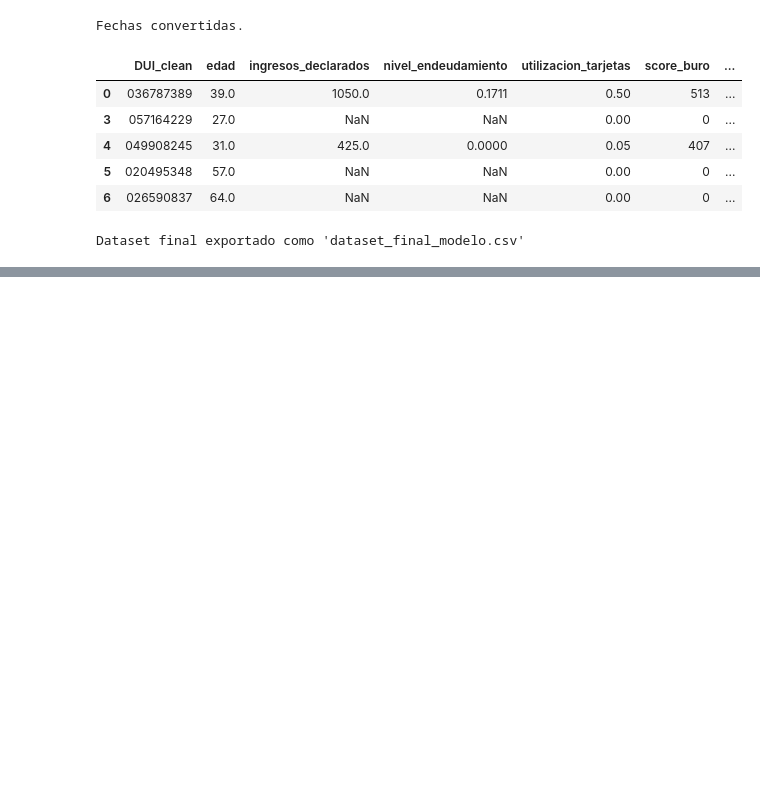
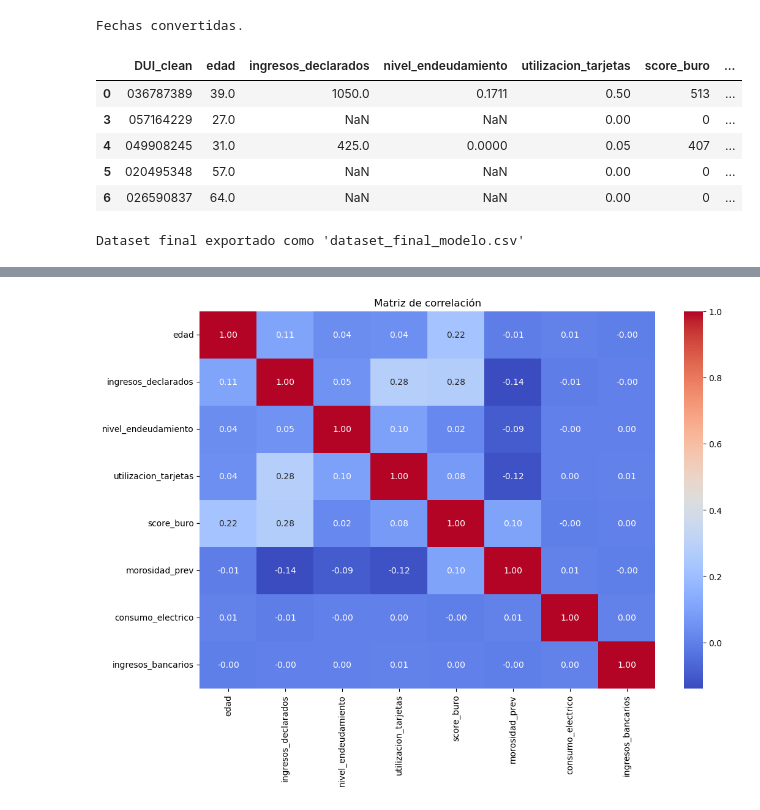
Before and after one commit to jessar98/tfmg10-credit_scoring, a Jupyter notebook: notebooks/experimentation/preprocesamiento_modelo.ipynb, the cells around one changed output, grey strips where cells are left out. Saved outputs shown, nothing was run; the diff lists cells and outputs as text; code cells hidden in the pictures; blank space fills up the shorter version.

```diff
--- a/notebooks/experimentation/preprocesamiento_modelo.ipynb
+++ b/notebooks/experimentation/preprocesamiento_modelo.ipynb
@@ -188,0 +232,23 @@ Dataset final exportado como 'dataset_final_modelo.csv'
+# %%
+plt.figure(figsize=(12,8))
+sns.heatmap(
+    df_model[
+        [
+            "edad",
+            "ingresos_declarados",
+            "nivel_endeudamiento",
+            "utilizacion_tarjetas",
+            "score_buro",
+            "morosidad_prev",
+            "consumo_electrico",
+            "ingresos_bancarios"
+        ]
+    ].corr(),
+    annot=True,
+    cmap="coolwarm",
+    fmt=".2f"
+)
+plt.title("Matriz de correlación")
+plt.show()
+# %% [output]
+[figure, added]
```
Also changed, not shown: parts of 5 cells of this notebook.
